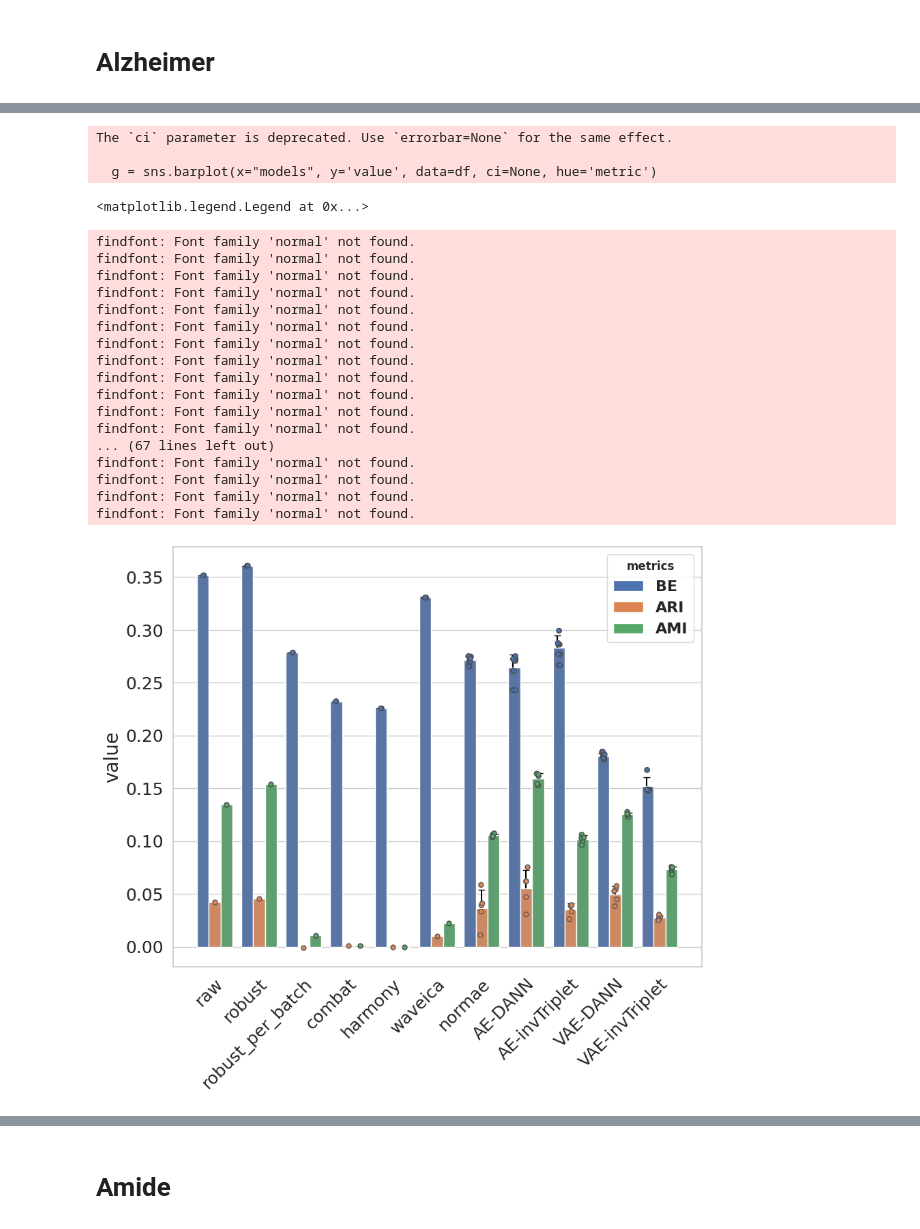
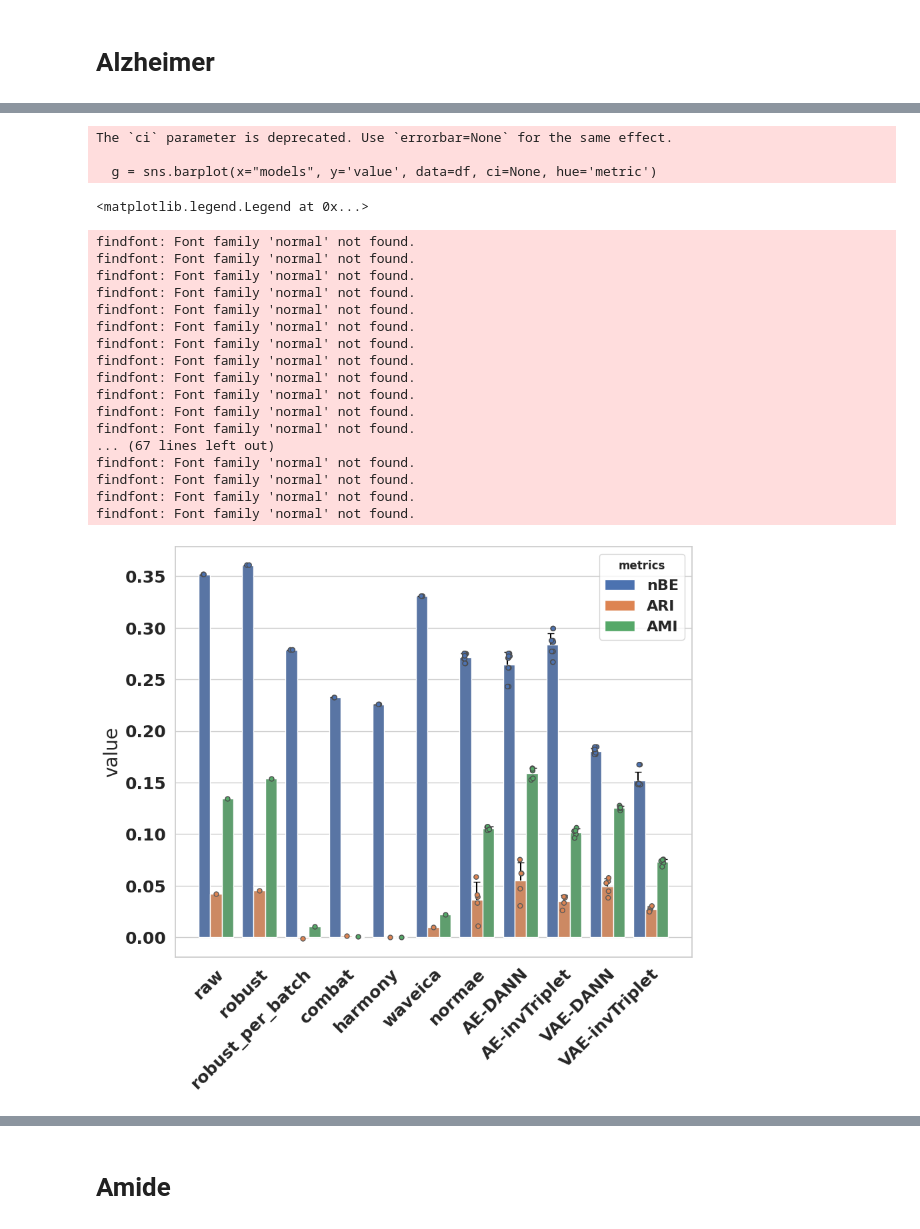
Before and after one commit to spell00/BERNN_MSMS, a Jupyter notebook: notebooks/make_batch_effect_charts_with_dots-less.ipynb, the cells around one changed output, grey strips where cells are left out. Saved outputs shown, nothing was run; the diff lists cells and outputs as text; code cells hidden in the pictures.

```diff
--- a/notebooks/make_batch_effect_charts_with_dots-less.ipynb
+++ b/notebooks/make_batch_effect_charts_with_dots-less.ipynb
@@ -174,7 +174,6 @@ for df, offset in zip([df_be, df_ari, df_ami], [-0.3, 0, 0.3]):
     for capline in caplines:
         capline.set_marker('_')
         capline.set_markersize(7)
-# plt.setp(g.get_legend().get_texts()[-4:], fontsize='22') # for legend text
 
 font = {'family' : 'normal',
         'weight' : 'bold',
@@ -185,35 +184,35 @@ g.set_ylabel("value",fontsize=20)
 plt.xticks(rotation = 45, ha='right', rotation_mode='anchor', fontsize=18)
 plt.yticks(fontsize=18)
 
 handles = [
     Patch(facecolor=color, label=label)
-    for label, color in zip(['BE', "ARI", "AMI"], ['C0', 'C1', 'C2'])
+    for label, color in zip(['nBE', "ARI", "AMI"], ['C0', 'C1', 'C2'])
 ]
 
 g.legend(handles=handles, fontsize=16, title="metrics")
 # %% [output]
 The `ci` parameter is deprecated. Use `errorbar=None` for the same effect.
 
   g = sns.barplot(x="models", y='value', data=df, ci=None, hue='metric')
 <matplotlib.legend.Legend at 0x...>
 findfont: Font family 'normal' not found.
 findfont: Font family 'normal' not found.
 findfont: Font family 'normal' not found.
 findfont: Font family 'normal' not found.
 findfont: Font family 'normal' not found.
 findfont: Font family 'normal' not found.
 findfont: Font family 'normal' not found.
 findfont: Font family 'normal' not found.
 findfont: Font family 'normal' not found.
 findfont: Font family 'normal' not found.
 findfont: Font family 'normal' not found.
 findfont: Font family 'normal' not found.
 ... (67 lines left out)
 findfont: Font family 'normal' not found.
 findfont: Font family 'normal' not found.
 findfont: Font family 'normal' not found.
 findfont: Font family 'normal' not found.
-[figure, old version]
+[figure, new version]
 # %%
 N = len(df_ari['models'].unique())
 # width = 0.2
```
Also changed, not shown: parts of 3 cells of this notebook, 17 other files.
